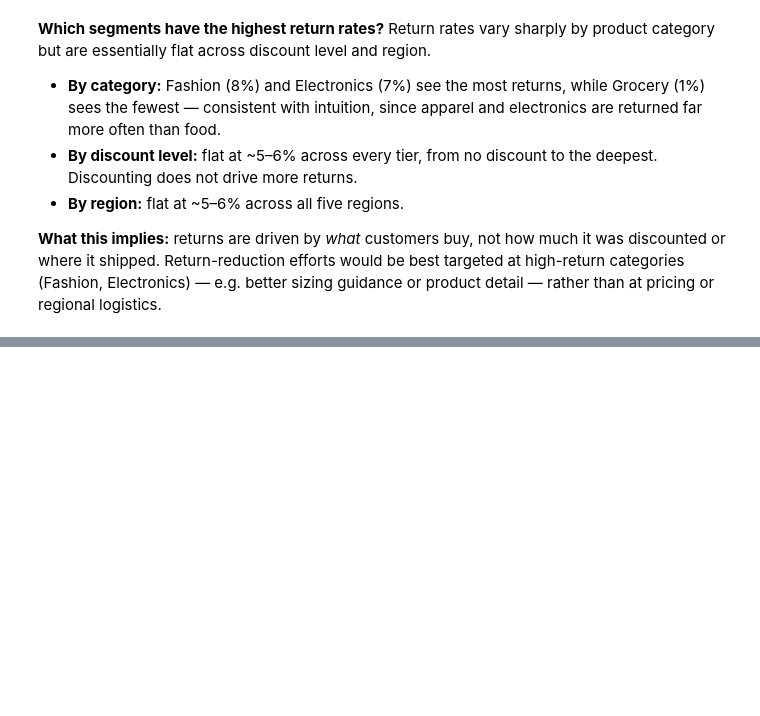
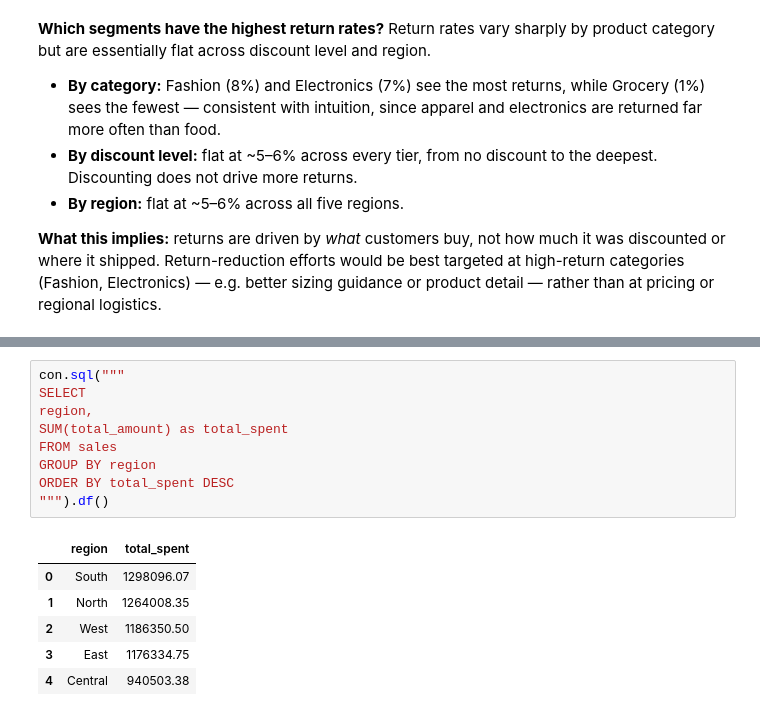
Before and after one commit to t-primero/e-commerce-analysis, a Jupyter notebook: ecommerce_analysis.ipynb, the cells around one changed output, grey strips where cells are left out. Drawn from its saved outputs; the diff is of its cells as text; blank space fills up the shorter version.

```diff
--- a/ecommerce_analysis.ipynb
+++ b/ecommerce_analysis.ipynb
@@ -528,0 +587,16 @@ guidance or product detail — rather than at pricing or regional logistics.
+# %%
+con.sql("""
+SELECT
+region,
+SUM(total_amount) as total_spent
+FROM sales
+GROUP BY region
+ORDER BY total_spent DESC
+""").df()
+# %% [output]
+|  | region | total_spent |
+| 0 | South | 1298096.07 |
+| 1 | North | 1264008.35 |
+| 2 | West | 1186350.50 |
+| 3 | East | 1176334.75 |
+| 4 | Central | 940503.38 |
```
Also changed, not shown: parts of 7 cells of this notebook.
